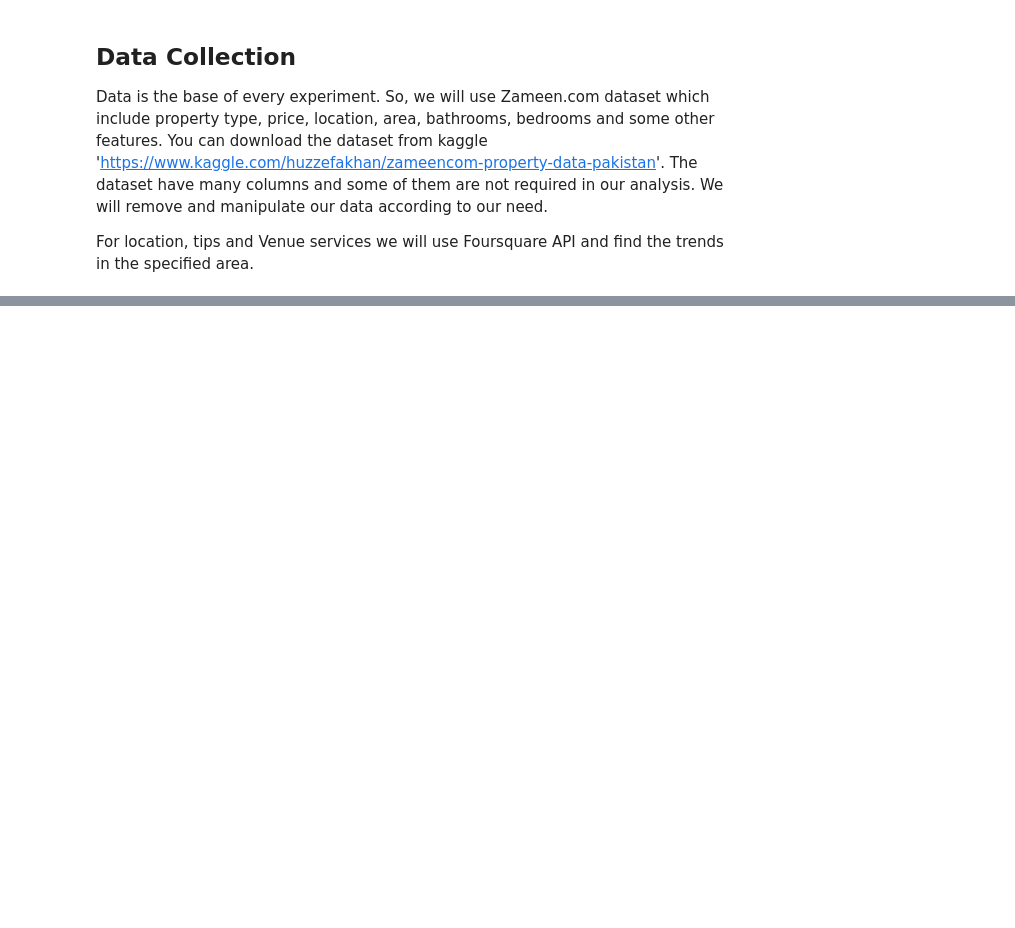
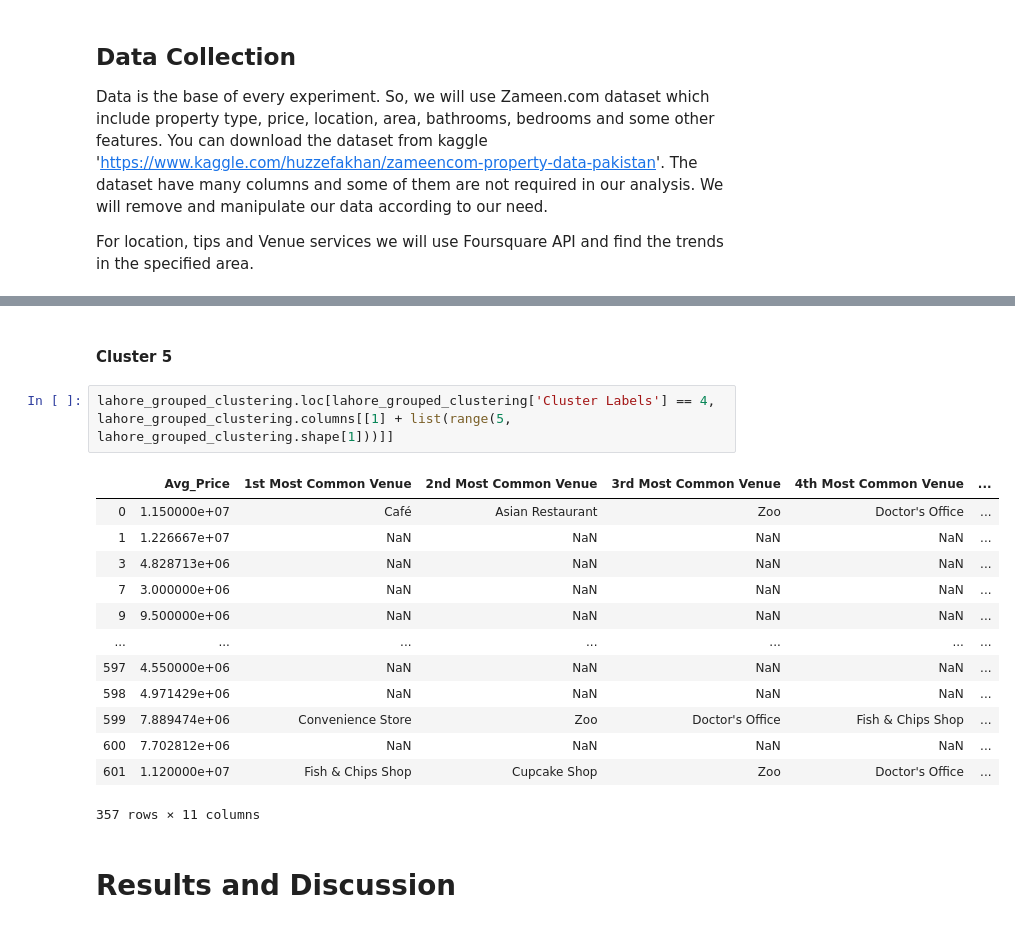
Before and after one commit to l192423/Coursera_Capstone, a Jupyter notebook: IBM Coursera Capstone project The Battle of Neighborhoods.ipynb, the cells around one changed output, grey strips where cells are left out. Saved outputs shown, nothing was run; the diff lists cells and outputs as text; blank space fills up the shorter version.

```diff
--- a/IBM Coursera Capstone project The Battle of Neighborhoods.ipynb
+++ b/IBM Coursera Capstone project The Battle of Neighborhoods.ipynb
@@ -55,0 +552,20 @@ df.describe()
+# %% [markdown]
+#### Cluster 5
+# %%
+lahore_grouped_clustering.loc[lahore_grouped_clustering['Cluster Labels'] == 4, lahore_grouped_clustering.columns[[1] + list(range(5, lahore_grouped_clustering.shape[1]))]]
+# %% [output]
+|  | Avg_Price | 1st Most Common Venue | 2nd Most Common Venue | 3rd Most Common Venue | 4th Most Common Venue | ... |
+| 0 | 1.150000e+07 | Café | Asian Restaurant | Zoo | Doctor's Office | ... |
+| 1 | 1.226667e+07 | NaN | NaN | NaN | NaN | ... |
+| 3 | 4.828713e+06 | NaN | NaN | NaN | NaN | ... |
+| 7 | 3.000000e+06 | NaN | NaN | NaN | NaN | ... |
+| 9 | 9.500000e+06 | NaN | NaN | NaN | NaN | ... |
+| ... | ... | ... | ... | ... | ... | ... |
+| 597 | 4.550000e+06 | NaN | NaN | NaN | NaN | ... |
+| 598 | 4.971429e+06 | NaN | NaN | NaN | NaN | ... |
+| 599 | 7.889474e+06 | Convenience Store | Zoo | Doctor's Office | Fish & Chips Shop | ... |
+| 600 | 7.702812e+06 | NaN | NaN | NaN | NaN | ... |
+| 601 | 1.120000e+07 | Fish & Chips Shop | Cupcake Shop | Zoo | Doctor's Office | ... |
+357 rows × 11 columns
+# %% [markdown]
+# Results and Discussion
```
Also changed, not shown: parts of 61 cells of this notebook.
